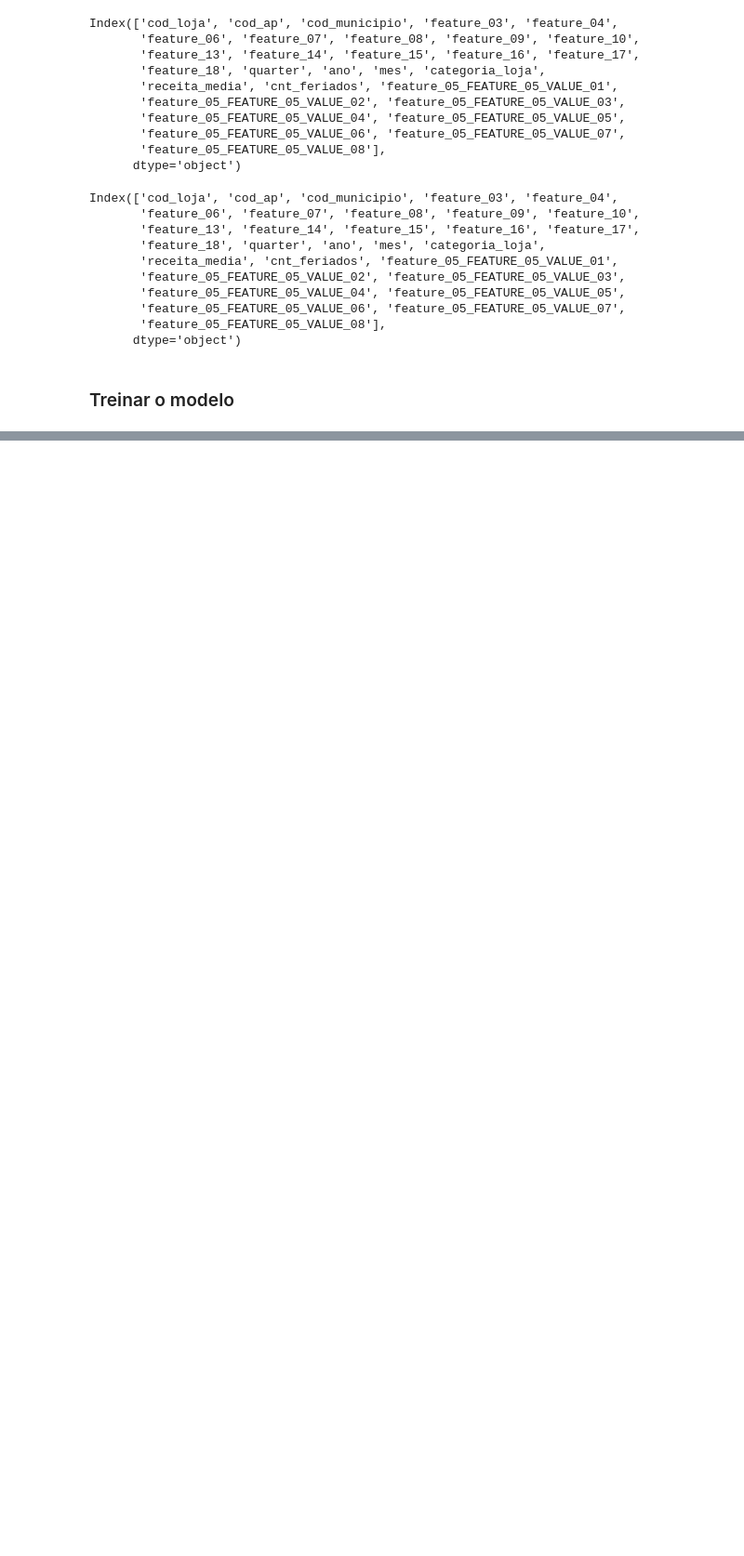
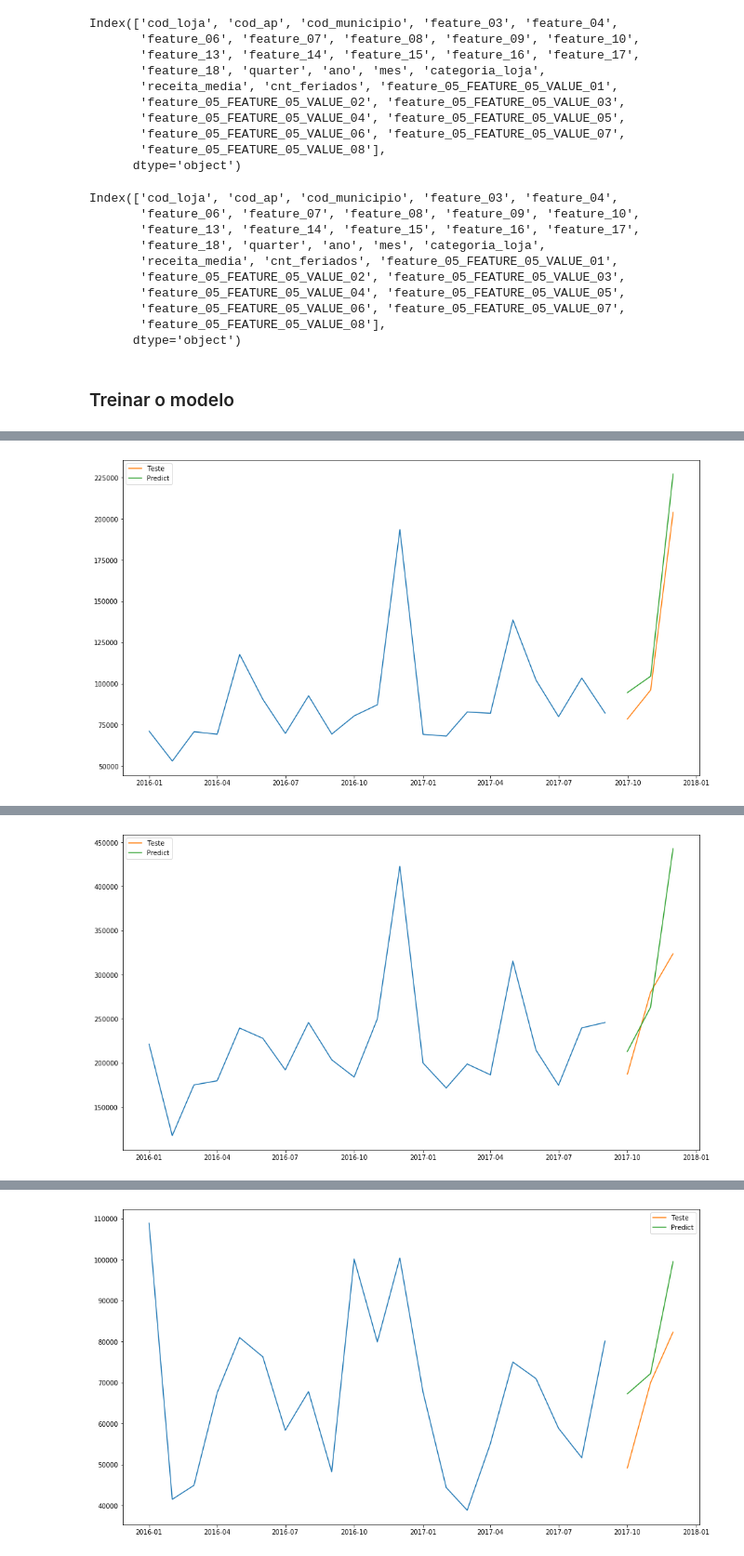
Before and after one commit to BeeData-USP/usp-vs-ufmg, a Jupyter notebook: zurita/randomForest.ipynb, the cells around one changed output, grey strips where cells are left out. Shown: that part at 93% size. Saved outputs shown, nothing was run; the diff lists cells and outputs as text; code cells hidden in the pictures; blank space fills up the shorter version.

```diff
--- a/zurita/randomForest.ipynb
+++ b/zurita/randomForest.ipynb
@@ -371,0 +383,19 @@ print_feature_importances(rf, X_train.columns)
+# %%
+for _ in range(10):
+    cod_loja = np.random.choice(X_train["cod_loja"].unique())
+    train_index = (X_train["cod_loja"] == cod_loja)
+    test_index = (X_test["cod_loja"] == cod_loja)
+
+    _train = train_df[train_index].sort_values("datetime")
+    _test = test_df[test_index].sort_values("datetime")
+
+    y_pred = rf.predict(test_df[test_index].drop(str_cols, axis=1, errors="ignore"))
+
+    plt.figure(figsize=(16, 9))
+    plt.plot(_train["datetime"], _train["receita"])
+    plt.plot(_test["datetime"], _test["receita"], label="Teste")
+    plt.plot(_test["datetime"], y_pred, label="Predict")
+    plt.legend()
+    plt.plot()
+    plt.show()
+# %% [output]
@@ -371,0 +405 @@ print_feature_importances(rf, X_train.columns)
+[figure, added]
@@ -371,0 +409 @@ print_feature_importances(rf, X_train.columns)
+[figure, added]
@@ -371,0 +413 @@ print_feature_importances(rf, X_train.columns)
+[figure, added]
```
Also changed, not shown: parts of 12 cells of this notebook, 1 other file.
